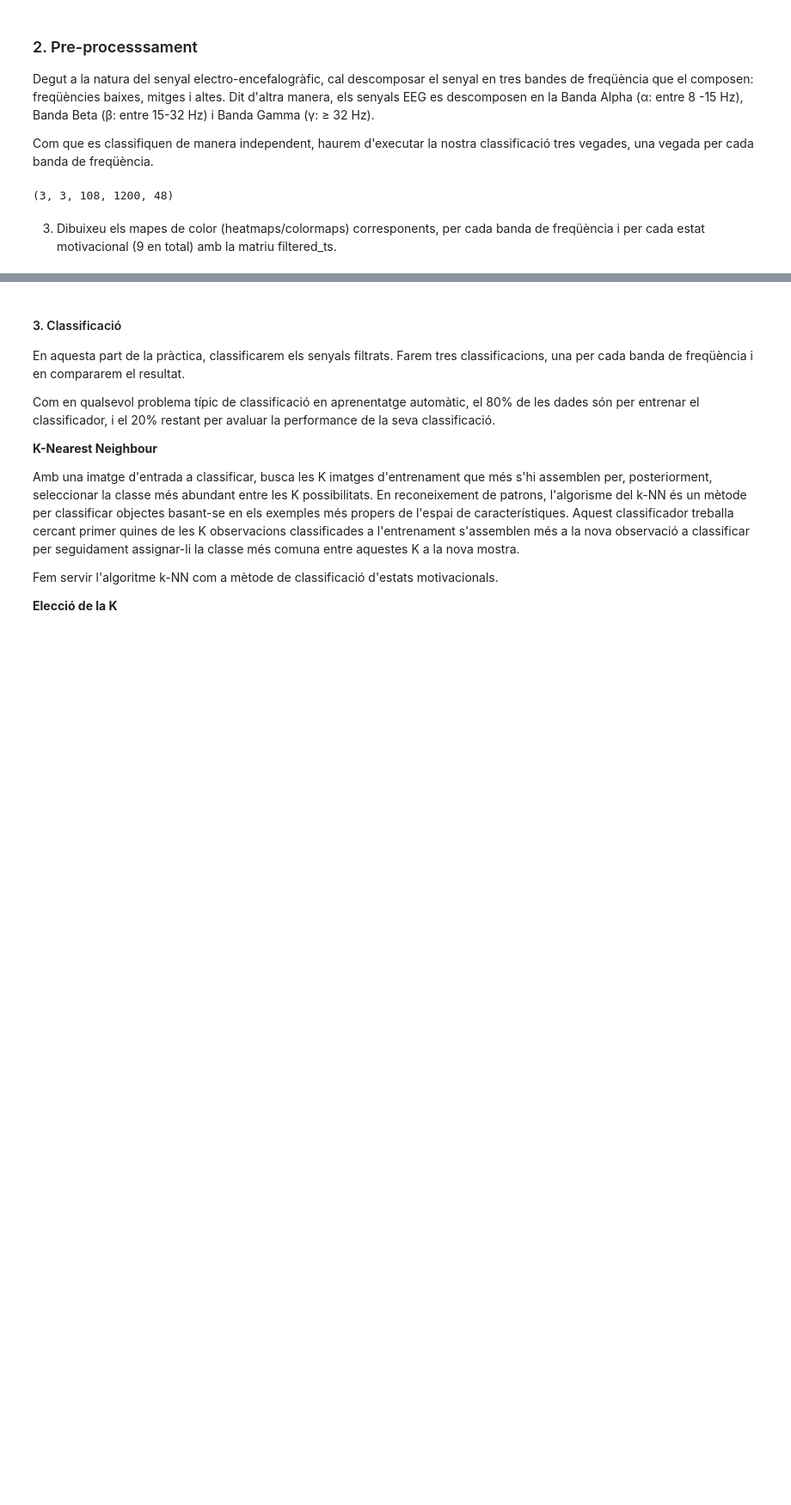
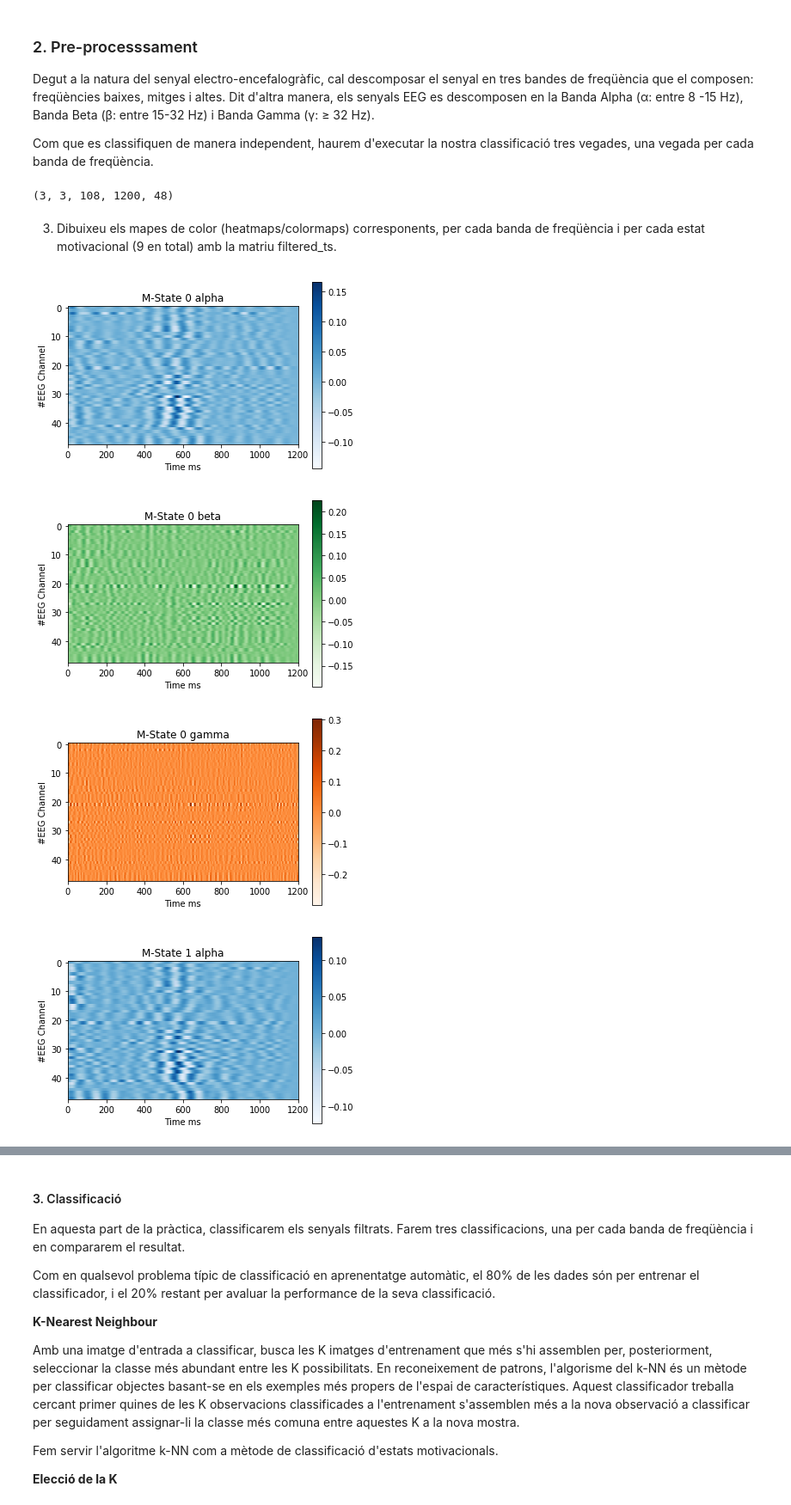
Before and after one commit to angelmc1309/TNUI_KNN, a Jupyter notebook: P4_Brief_Student.ipynb, the cells around one changed output, grey strips where cells are left out. Shown: that part at 86% size. Saved outputs shown, nothing was run; the diff lists cells and outputs as text; code cells hidden in the pictures; blank space fills up the shorter version.

```diff
--- a/P4_Brief_Student.ipynb
+++ b/P4_Brief_Student.ipynb
@@ -165,3 +177,22 @@ filtered_ts.shape
 (3, 3, 108, 1200, 48)
 # %% [markdown]
 3. Dibuixeu els mapes de color (heatmaps/colormaps) corresponents, per cada banda de freqüència i per cada estat motivacional (9 en total) amb la matriu filtered_ts.
+# %%
+def gen():
+    for i in range(3):
+        for j in range(3):
+            yield i,j
+#Ara fem la mitja per tots els trials (Ara són a l'axis 2)
+filtered_ts_show = np.mean(filtered_ts,2)
+for i,j in gen():
+    pp.imshow(filtered_ts_show[i][j].T,aspect= 15,cmap=cmapcolours[j])
+    pp.colorbar()
+    pp.title("M-State %d %s" % (i , freq_bands[j]))
+    pp.xlabel("Time ms")
+    pp.ylabel("#EEG Channel")
+    pp.show()
+# %% [output]
+[figure, added]
+[figure, added]
+[figure, added]
+[figure, added]
```
Also changed, not shown: parts of 12 cells of this notebook.
